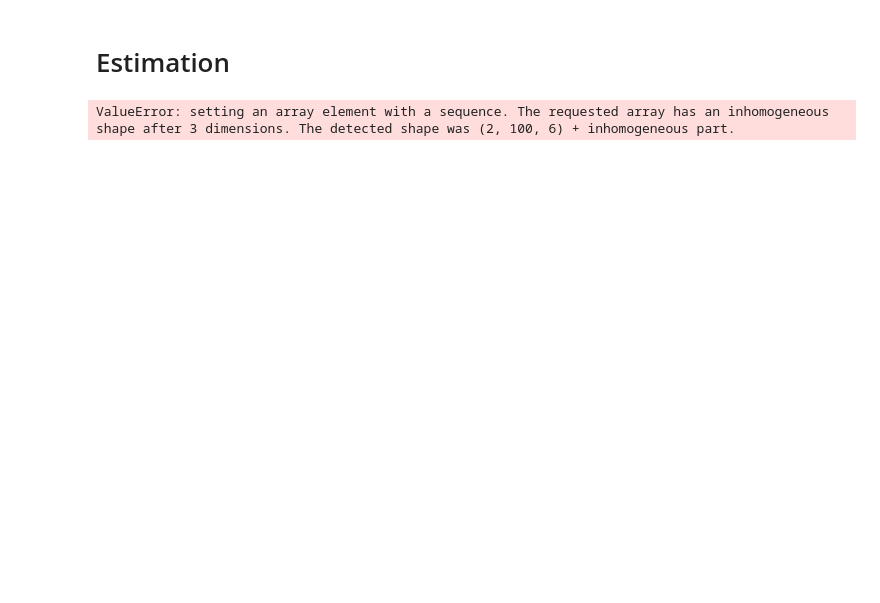
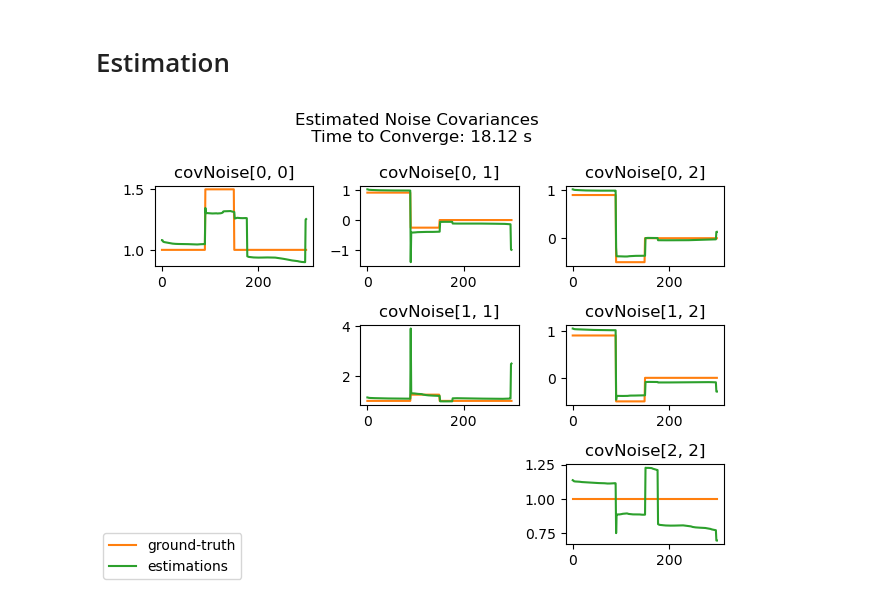
Before and after one commit to lubischu/compositeNUVs, a Jupyter notebook: notebooks/COVModel_applied.ipynb, the cells around one changed output. Drawn from its saved outputs; the diff is of its cells as text; code cells hidden in the pictures; blank space fills up the shorter version.

```diff
--- a/notebooks/COVModel_applied.ipynb
+++ b/notebooks/COVModel_applied.ipynb
@@ -80,15 +80,35 @@ fig12.tight_layout()
 # %%
 # Initialize estimator
 estimator = COVModel(N=N, D=D)
 
 # Do estimation
 start_time = time.time()
-changes, i_it = estimator.estimate_VICF(z_hat=y-x)
+changes, i_it = estimator.estimate_VICF(z_hat=y-x, beta_u=20.0)
 stop_time = time.time()
 conv_time = stop_time - start_time
 
 ########################################################################################################################
 
 # Plot estimations
+noiseCov_hat = estimator.calculate_noiseCov()
+
+fig2, axs2 = plt.subplots(3,3, squeeze=False)
+
+# Delete subplots that are not in upper-triangular
+for i in range(3):
+    for j in range(i):
+        axs2[i,j].remove()
+
+# Iterate through remaining axes
+for i in range(3):
+    for j in range(i,3):
+        axs2[i,j].plot(sigma[:,i,j], c='tab:orange')
+        axs2[i,j].plot(noiseCov_hat[:,i,j], c='tab:green')
+        axs2[i,j].set_title(f'covNoise[{i}, {j}]')
+
+fig2.suptitle(
+    f'Estimated Noise Covariances \n Time to Converge: {round(conv_time, 2)} s')
+fig2.legend(['ground-truth', 'estimations'], loc='lower left')
+fig2.tight_layout()
 # %% [output]
-ValueError: setting an array element with a sequence. The requested array has an inhomogeneous shape after 3 dimensions. The detected shape was (2, 100, 6) + inhomogeneous part.
+[figure, added]
```
Also changed, not shown: parts of 1 cell of this notebook, 2 other files.
